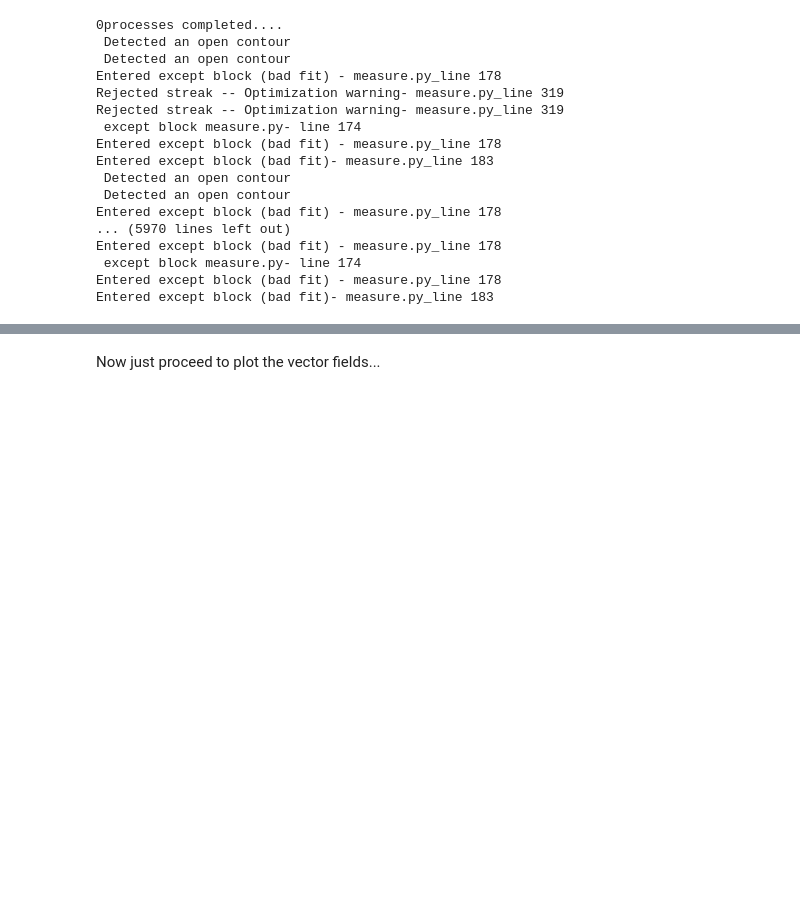
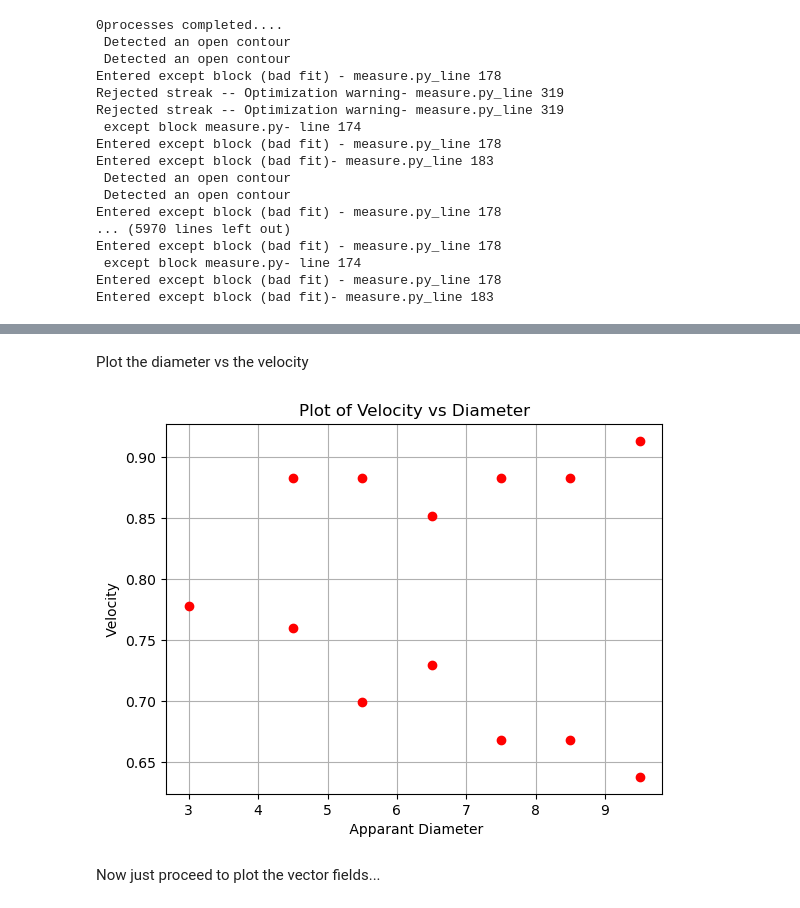
Before and after one commit to pamud-akalanka/FSVPy, a Jupyter notebook: Streaks.ipynb, the cells around one changed output, grey strips where cells are left out. Saved outputs shown, nothing was run; the diff lists cells and outputs as text; code cells hidden in the pictures; blank space fills up the shorter version.

```diff
--- a/Streaks.ipynb
+++ b/Streaks.ipynb
@@ -209,3 +281,14 @@ ax[2].legend(loc='upper right')
+# %% [markdown]
+Plot the diameter vs the velocity
+# %%
+# [-9.5, -8.5, -7.5, -6.5, -5.5, -4.5, 0, 4.5, 5.5, 6.5, 7.5, 8.5, 9.5]
+plt.plot([9.5, 8.5, 7.5, 6.5, 5.5, 4.5, 3, 4.5, 5.5, 6.5, 7.5, 8.5, 9.5], [SetOfMeans[5][1], SetOfMeans[4][1], SetOfMeans[3][1], SetOfMeans[2][1], SetOfMeans[1][1], SetOfMeans[0][1], means[0][0],SetOfMeans[0][2], SetOfMeans[1][2], SetOfMeans[2][2] ,SetOfMeans[3][2],  SetOfMeans[4][2],  SetOfMeans[5][2] ], 'ro')
+plt.title('Plot of Velocity vs Diameter')
+plt.xlabel(' Apparant Diameter')
+plt.ylabel(' Velocity ')
+plt.grid()
+# %% [output]
+[figure, added]
 # %% [markdown]
 Now just proceed to plot the vector fields...
 # %%
```
Also changed, not shown: parts of 7 cells of this notebook, 1 other file.
